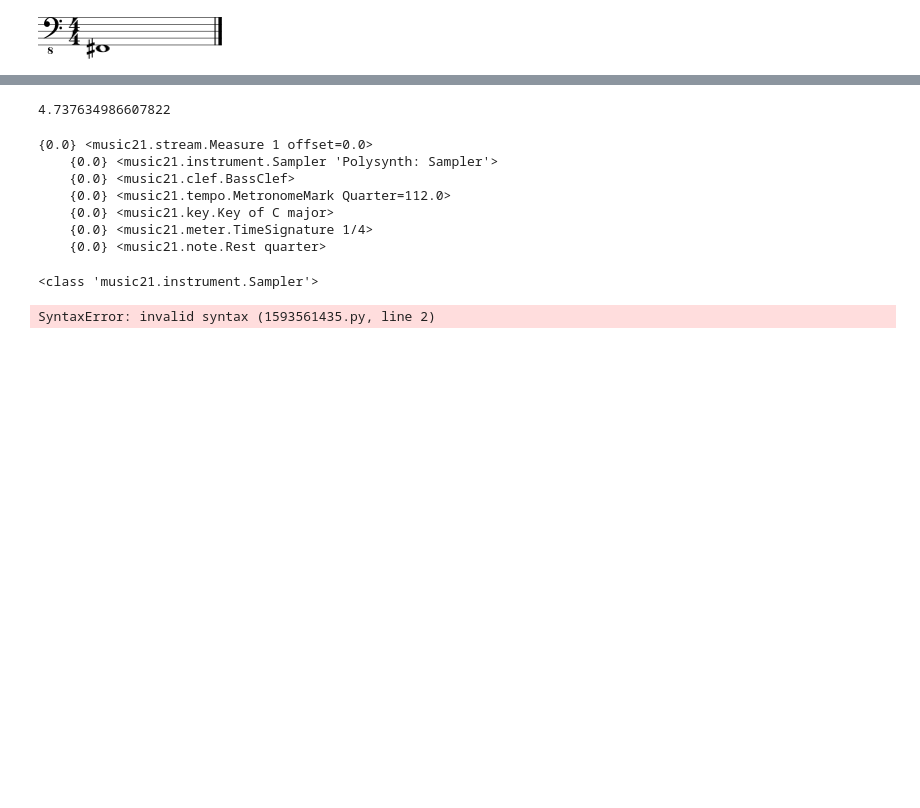
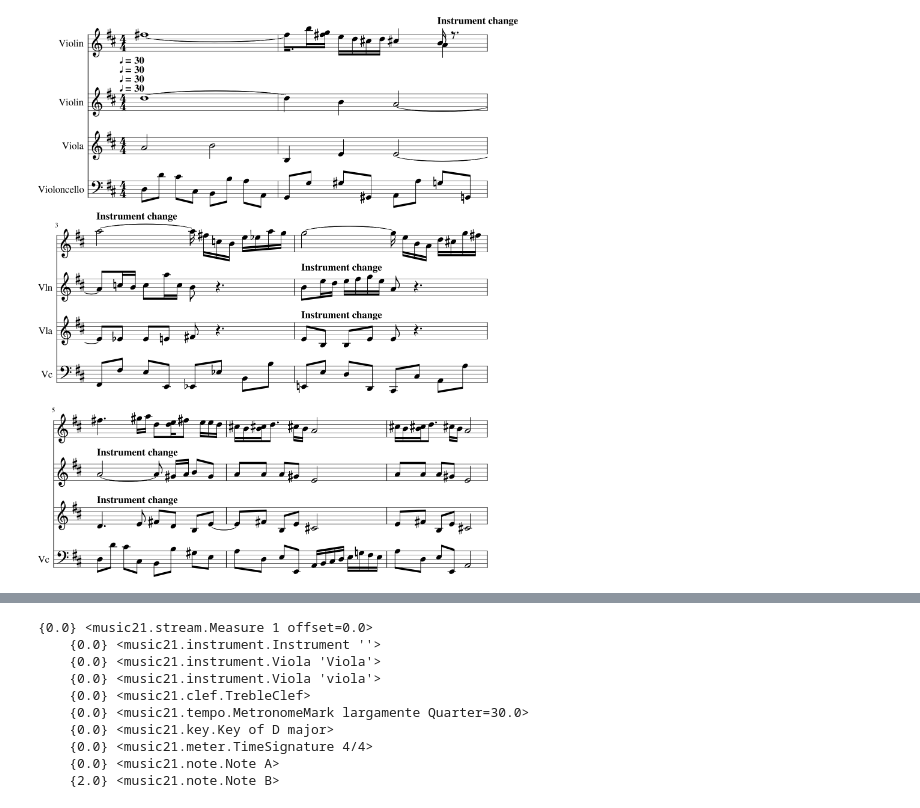
Before and after one commit to ludmilaasb/qumusic-reduction, a Jupyter notebook: src/test_qubo_form.ipynb, the cells around one changed output, grey strips where cells are left out. Saved outputs shown, nothing was run; the diff lists cells and outputs as text; code cells hidden in the pictures; blank space fills up the shorter version.

Commit message:
bach test

```diff
--- a/src/test_qubo_form.ipynb
+++ b/src/test_qubo_form.ipynb
@@ -4,2 +5,3 @@ from music21 import *
 # %%
-file = converter.parse('stalker.mid')
+file = converter.parse('bach-air-score.mid')
+file.show('text')
@@ -6,5 +26,5 @@ file = converter.parse('stalker.mid')
 # %%
-file.parts[3].measure(77).show()
-file.measure(53).parts[2]
+# file.parts[3].measure(77).show()
+file.show()
 # %% [output]
-[figure, old version]
+[figure, new version]
@@ -16,42 +35,16 @@ def get_entropy_from_measure(file,track,measure):
     E_s = get_rests(file.measure(measure).parts[track])
     total_entropy = get_list_entropy(E_p) + get_list_entropy(E_r)+ get_list_entropy(E_s)
     return total_entropy
-# %%
-import random
-a = []
-for i in range(17):
-    for j in range(1,78):
-        a.append(get_entropy_from_measure(file,i,j))
-print(max(a))
-# %% [output]
-4.737634986607822
 # %%
 file.measure(1).parts[2].show('text')
 # %% [output]
 {0.0} <music21.stream.Measure 1 offset=0.0>
-    {0.0} <music21.instrument.Sampler 'Polysynth: Sampler'>
-    {0.0} <music21.clef.BassClef>
-    {0.0} <music21.tempo.MetronomeMark Quarter=112.0>
-    {0.0} <music21.key.Key of C major>
-    {0.0} <music21.meter.TimeSignature 1/4>
-    {0.0} <music21.note.Rest quarter>
+    {0.0} <music21.instrument.Instrument ''>
+    {0.0} <music21.instrument.Viola 'Viola'>
+    {0.0} <music21.instrument.Viola 'viola'>
+    {0.0} <music21.clef.TrebleClef>
+    {0.0} <music21.tempo.MetronomeMark largamente Quarter=30.0>
+    {0.0} <music21.key.Key of D major>
+    {0.0} <music21.meter.TimeSignature 4/4>
+    {0.0} <music21.note.Note A>
+    {2.0} <music21.note.Note B>
-# %%
-for a in file.parts[2].measure(1).getElementsByClass('Instrument'):
-    print(type(a))
-# %% [output]
-<class 'music21.instrument.Sampler'>
-# %%
-def get_entropy_dict(file):
-    entropy_dict = {}AttributeError: 'Rest' object has no attribute 'pitches'
-    for j in range(1,max_num_measures(file)+1):
-        for i in range(len(file.parts)):
-            if file.parts[i].measure(j) != None:
-                entropy_dict[i,j] = get_entropy_from_measure(file,i,j)
-    return entropy_dict
-
-t0= time.time()
-entropy_dict = get_entropy_dict(file)
-t1 = time.time() - t0
-print(t1)
-# %% [output]
-SyntaxError: invalid syntax (1593561435.py, line 2)
```
Also changed, not shown: parts of 22 cells of this notebook, 2 other files.
